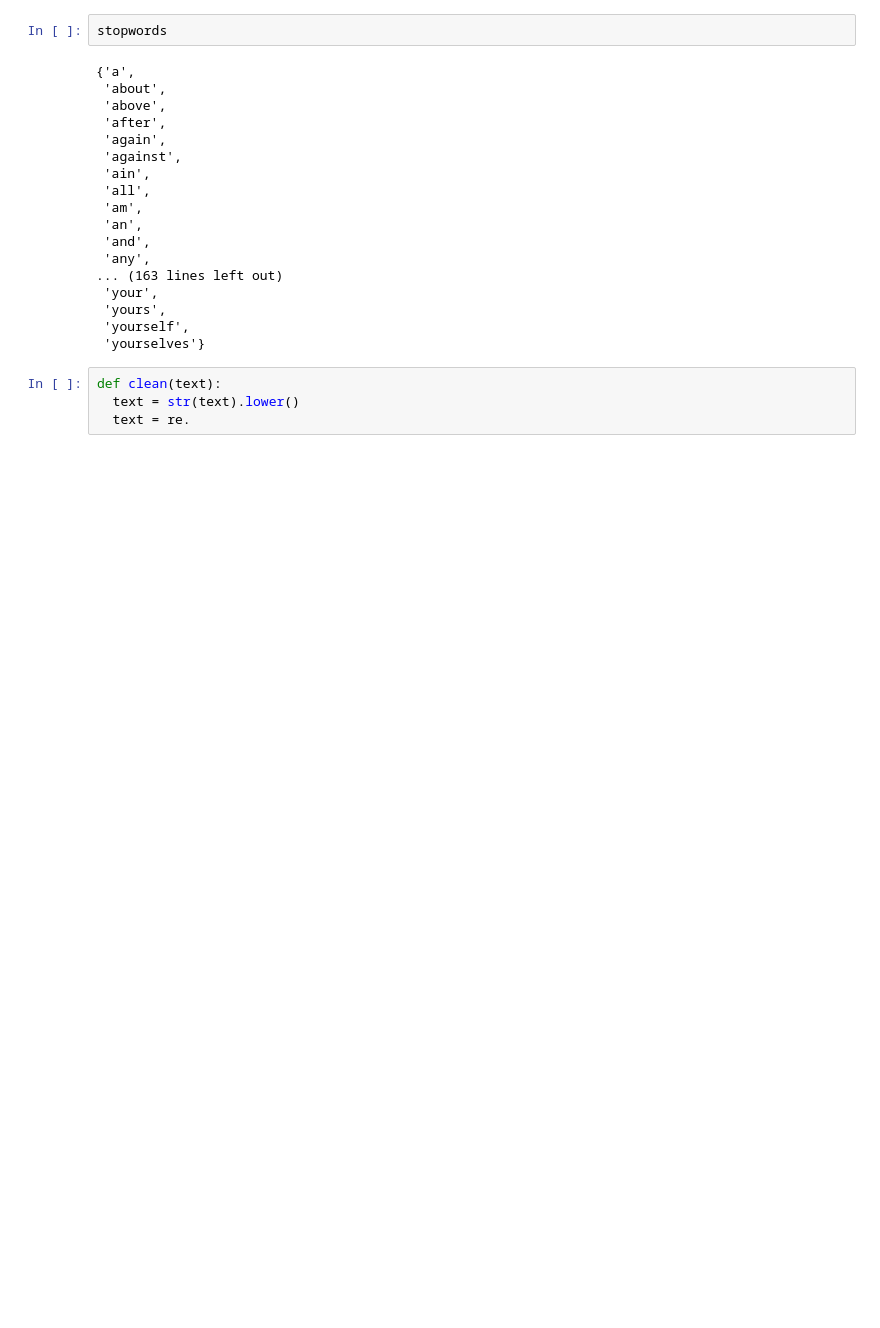
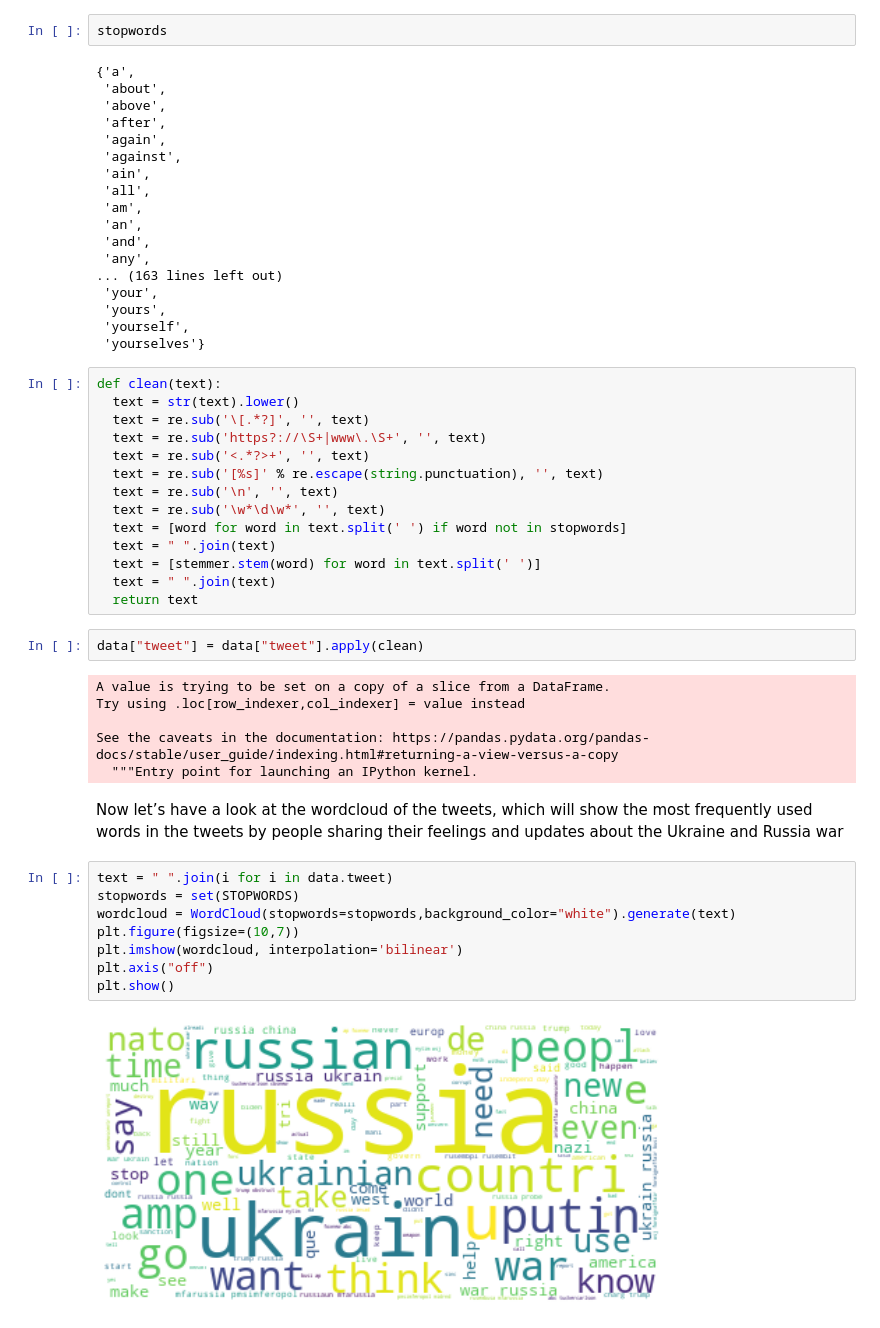
Before and after one commit to Rushi7667/Ukraine-Russia-War-Twitter-Sentiment-Analysis, a Jupyter notebook: Ukraine_Russia_War_Twitter_Sentiment_Analysis.ipynb, the cells around one changed output. Cells and saved outputs as stored; diff of their text form; blank space fills up the shorter version.

```diff
--- a/Ukraine_Russia_War_Twitter_Sentiment_Analysis.ipynb
+++ b/Ukraine_Russia_War_Twitter_Sentiment_Analysis.ipynb
@@ -174,7 +177,37 @@ stopwords
  'yours',
  'yourself',
  'yourselves'}
-# %%
-def clean(text):
-  text = str(text).lower()
-  text = re.
+# %%
+def clean(text):
+  text = str(text).lower()
+  text = re.sub('\[.*?]', '', text)
+  text = re.sub('https?://\S+|www\.\S+', '', text)
+  text = re.sub('<.*?>+', '', text)
+  text = re.sub('[%s]' % re.escape(string.punctuation), '', text)
+  text = re.sub('\n', '', text)
+  text = re.sub('\w*\d\w*', '', text)
+  text = [word for word in text.split(' ') if word not in stopwords]
+  text = " ".join(text)
+  text = [stemmer.stem(word) for word in text.split(' ')]
+  text = " ".join(text)
+  return text
+# %%
+data["tweet"] = data["tweet"].apply(clean)
+# %% [output]
+A value is trying to be set on a copy of a slice from a DataFrame.
+Try using .loc[row_indexer,col_indexer] = value instead
+
+See the caveats in the documentation: https://pandas.pydata.org/pandas-docs/stable/user_guide/indexing.html#returning-a-view-versus-a-copy
+  """Entry point for launching an IPython kernel.
+# %% [markdown]
+Now let’s have a look at the wordcloud of the tweets, which will show the most frequently used words in the tweets by people sharing their feelings and updates about the Ukraine and Russia war
+# %%
+text = " ".join(i for i in data.tweet)
+stopwords = set(STOPWORDS)
+wordcloud = WordCloud(stopwords=stopwords,background_color="white").generate(text)
+plt.figure(figsize=(10,7))
+plt.imshow(wordcloud, interpolation='bilinear')
+plt.axis("off")
+plt.show()
+# %% [output]
+[figure, added]
```
Also changed, not shown: parts of 3 cells of this notebook.
